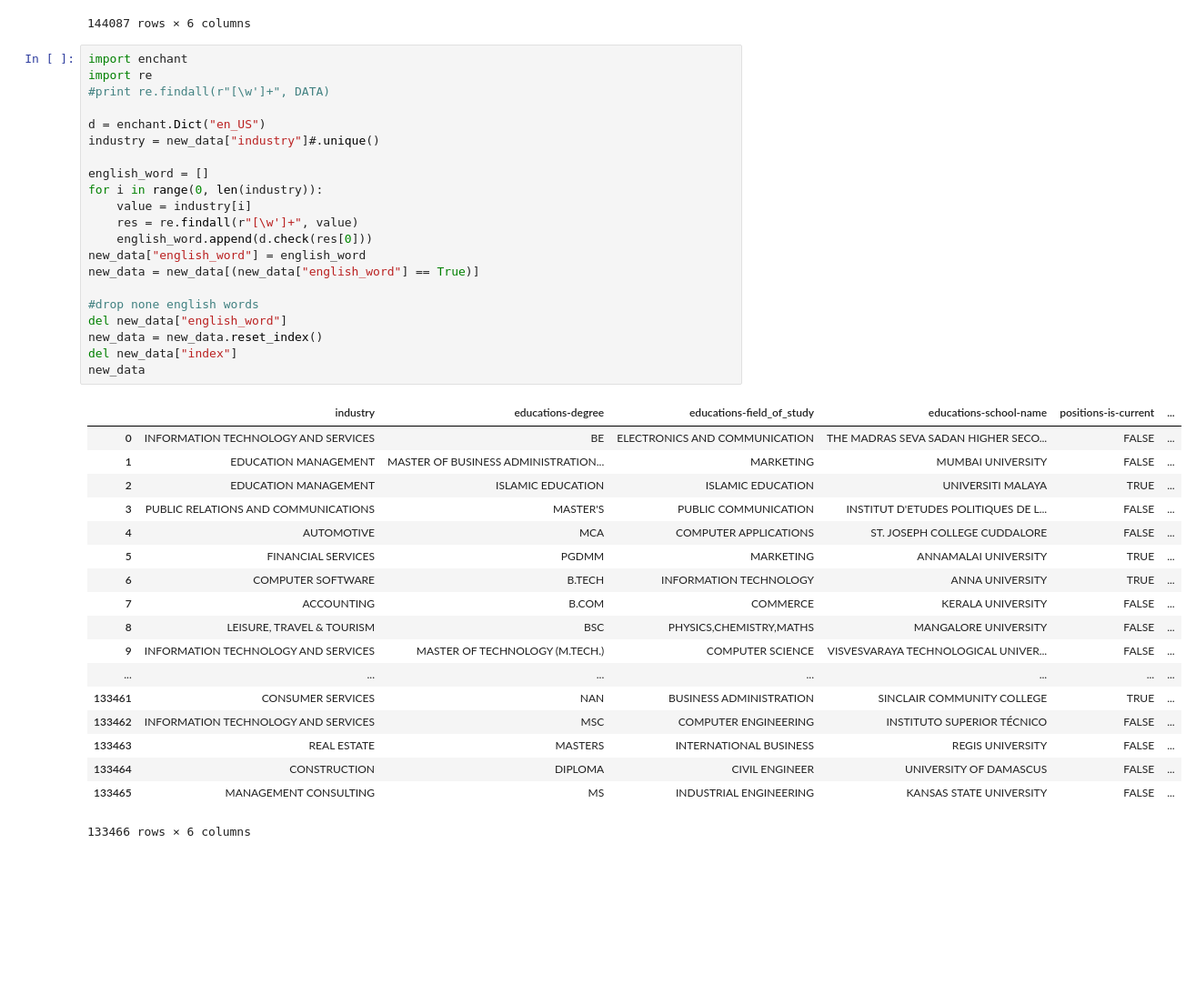
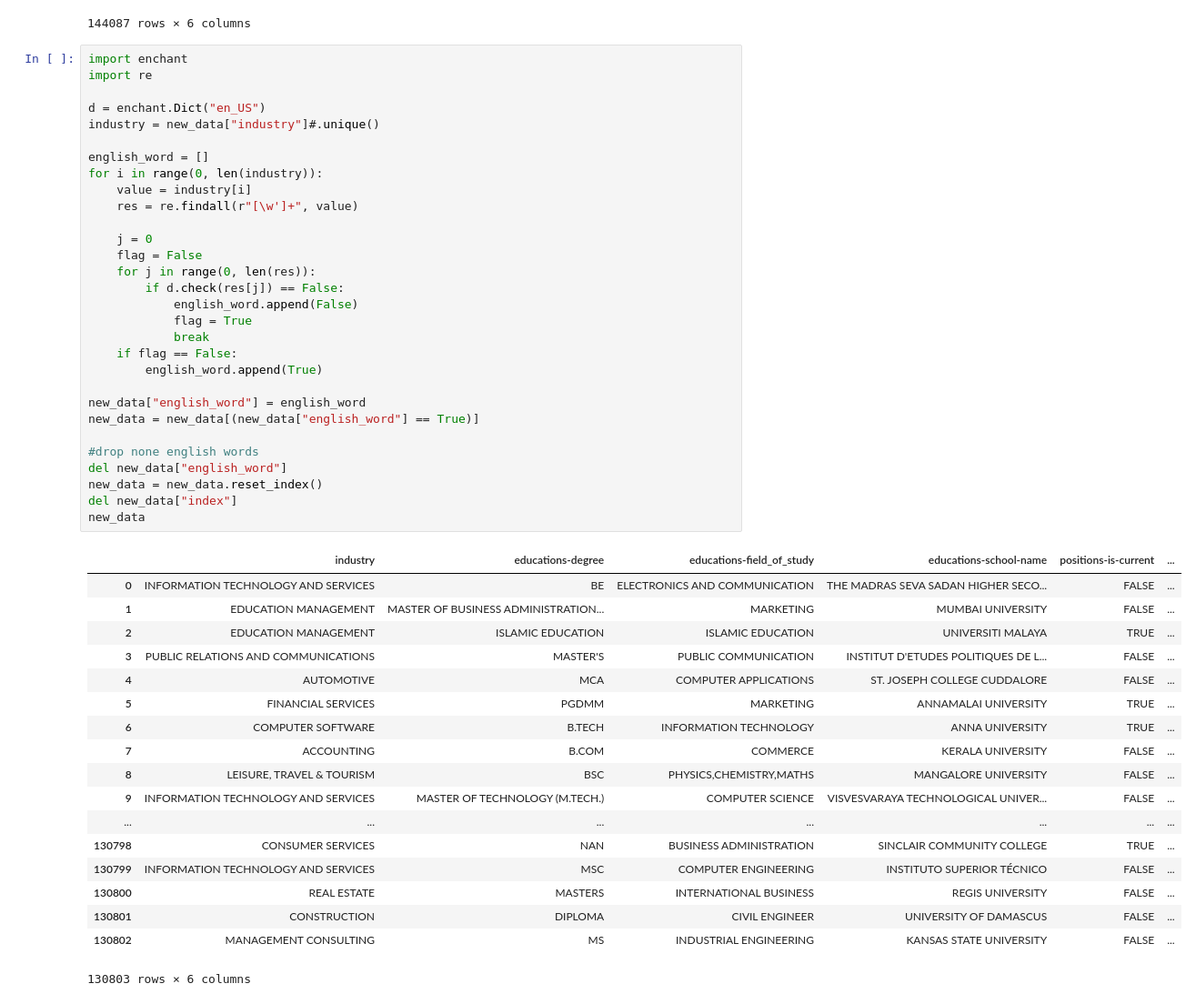
Before and after one commit to mychll31/career_path_jupyter_notebook, a Jupyter notebook: Career Path Prediction.ipynb, the cells around one changed output. Shown at 91% size. Cells and saved outputs as stored; diff of their text form; blank space fills up the shorter version.

```diff
--- a/Career Path Prediction.ipynb
+++ b/Career Path Prediction.ipynb
@@ -75,40 +75,49 @@ See the caveats in the documentation: http://pandas.pydata.org/pandas-docs/stabl
 # %%
 import enchant
 import re
-#print re.findall(r"[\w']+", DATA)
 
 d = enchant.Dict("en_US")
 industry = new_data["industry"]#.unique()
 
 english_word = []
 for i in range(0, len(industry)):
     value = industry[i]
     res = re.findall(r"[\w']+", value)
-    english_word.append(d.check(res[0]))
+
+    j = 0
+    flag = False
+    for j in range(0, len(res)):
+        if d.check(res[j]) == False:
+            english_word.append(False)
+            flag = True
+            break
+    if flag == False:
+        english_word.append(True)
+
 new_data["english_word"] = english_word
 new_data = new_data[(new_data["english_word"] == True)]
 
 #drop none english words
 del new_data["english_word"]
 new_data = new_data.reset_index()
 del new_data["index"]
 new_data
 # %% [output]
 |  | industry | educations-degree | educations-field_of_study | educations-school-name | positions-is-current | ... |
 | 0 | INFORMATION TECHNOLOGY AND SERVICES | BE | ELECTRONICS AND COMMUNICATION | THE MADRAS SEVA SADAN HIGHER SECO... | FALSE | ... |
 | 1 | EDUCATION MANAGEMENT | MASTER OF BUSINESS ADMINISTRATION... | MARKETING | MUMBAI UNIVERSITY | FALSE | ... |
 | 2 | EDUCATION MANAGEMENT | ISLAMIC EDUCATION | ISLAMIC EDUCATION | UNIVERSITI MALAYA | TRUE | ... |
 | 3 | PUBLIC RELATIONS AND COMMUNICATIONS | MASTER'S | PUBLIC COMMUNICATION | INSTITUT D'ETUDES POLITIQUES DE L... | FALSE | ... |
 | 4 | AUTOMOTIVE | MCA | COMPUTER APPLICATIONS | ST. JOSEPH COLLEGE CUDDALORE | FALSE | ... |
 | 5 | FINANCIAL SERVICES | PGDMM | MARKETING | ANNAMALAI UNIVERSITY | TRUE | ... |
 | 6 | COMPUTER SOFTWARE | B.TECH | INFORMATION TECHNOLOGY | ANNA UNIVERSITY | TRUE | ... |
 | 7 | ACCOUNTING | B.COM | COMMERCE | KERALA UNIVERSITY | FALSE | ... |
 | 8 | LEISURE, TRAVEL & TOURISM | BSC | PHYSICS,CHEMISTRY,MATHS | MANGALORE UNIVERSITY | FALSE | ... |
 | 9 | INFORMATION TECHNOLOGY AND SERVICES | MASTER OF TECHNOLOGY (M.TECH.) | COMPUTER SCIENCE | VISVESVARAYA TECHNOLOGICAL UNIVER... | FALSE | ... |
 | ... | ... | ... | ... | ... | ... | ... |
-| 133461 | CONSUMER SERVICES | NAN | BUSINESS ADMINISTRATION | SINCLAIR COMMUNITY COLLEGE | TRUE | ... |
-| 133462 | INFORMATION TECHNOLOGY AND SERVICES | MSC | COMPUTER ENGINEERING | INSTITUTO SUPERIOR TÉCNICO | FALSE | ... |
-| 133463 | REAL ESTATE | MASTERS | INTERNATIONAL BUSINESS | REGIS UNIVERSITY | FALSE | ... |
-| 133464 | CONSTRUCTION | DIPLOMA | CIVIL ENGINEER | UNIVERSITY OF DAMASCUS | FALSE | ... |
-| 133465 | MANAGEMENT CONSULTING | MS | INDUSTRIAL ENGINEERING | KANSAS STATE UNIVERSITY | FALSE | ... |
+| 130798 | CONSUMER SERVICES | NAN | BUSINESS ADMINISTRATION | SINCLAIR COMMUNITY COLLEGE | TRUE | ... |
+| 130799 | INFORMATION TECHNOLOGY AND SERVICES | MSC | COMPUTER ENGINEERING | INSTITUTO SUPERIOR TÉCNICO | FALSE | ... |
+| 130800 | REAL ESTATE | MASTERS | INTERNATIONAL BUSINESS | REGIS UNIVERSITY | FALSE | ... |
+| 130801 | CONSTRUCTION | DIPLOMA | CIVIL ENGINEER | UNIVERSITY OF DAMASCUS | FALSE | ... |
+| 130802 | MANAGEMENT CONSULTING | MS | INDUSTRIAL ENGINEERING | KANSAS STATE UNIVERSITY | FALSE | ... |
-133466 rows × 6 columns
+130803 rows × 6 columns
```
Also changed, not shown: parts of 1 cell of this notebook.
